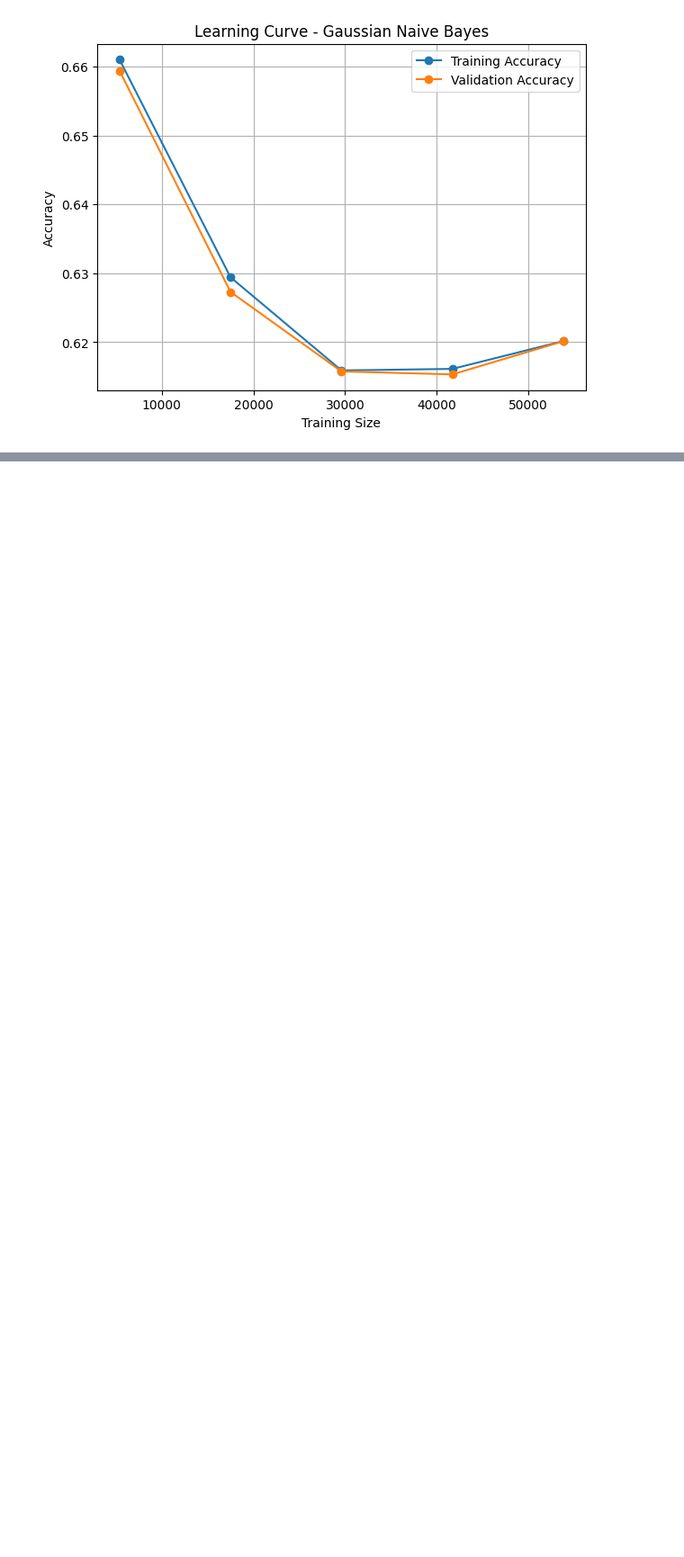
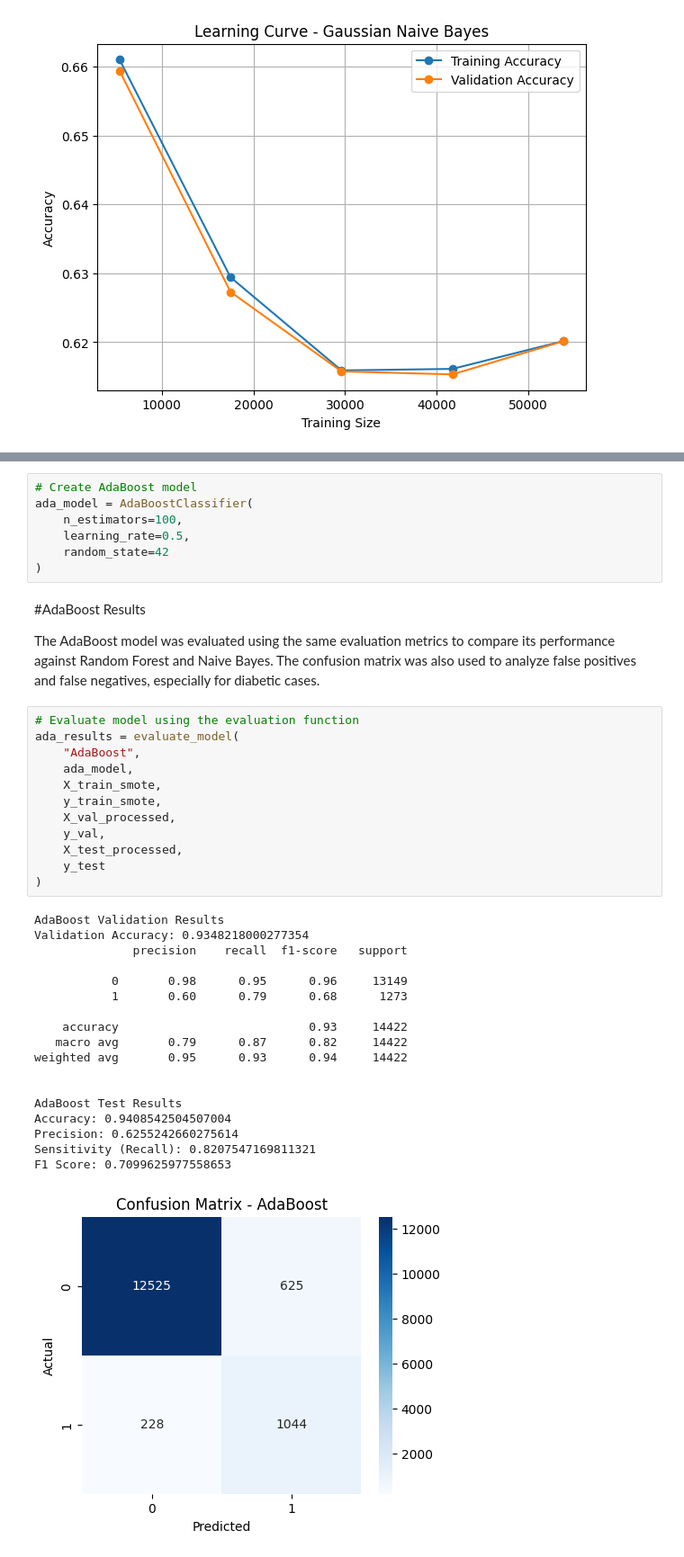
Before and after one commit to mohamedelziat50/Diabetes-Disease-Classification-MIU, a Jupyter notebook: Diabetes_Classification.ipynb, the cells around one changed output, grey strips where cells are left out. Shown at 90% size. Saved outputs shown, nothing was run; the diff lists cells and outputs as text; blank space fills up the shorter version.

```diff
--- a/Diabetes_Classification.ipynb
+++ b/Diabetes_Classification.ipynb
@@ -809,0 +901,42 @@ plt.show()
+# %%
+# Create AdaBoost model
+ada_model = AdaBoostClassifier(
+    n_estimators=100,
+    learning_rate=0.5,
+    random_state=42
+)
+# %% [markdown]
+#AdaBoost Results
+
+The AdaBoost model was evaluated using the same evaluation metrics to compare its performance against Random Forest and Naive Bayes. The confusion matrix was also used to analyze false positives and false negatives, especially for diabetic cases.
+# %%
+# Evaluate model using the evaluation function
+ada_results = evaluate_model(
+    "AdaBoost",
+    ada_model,
+    X_train_smote,
+    y_train_smote,
+    X_val_processed,
+    y_val,
+    X_test_processed,
+    y_test
+)
+# %% [output]
+AdaBoost Validation Results
+Validation Accuracy: 0.9348218000277354
+              precision    recall  f1-score   support
+
+           0       0.98      0.95      0.96     13149
+           1       0.60      0.79      0.68      1273
+
+    accuracy                           0.93     14422
+   macro avg       0.79      0.87      0.82     14422
+weighted avg       0.95      0.93      0.94     14422
+
+
+AdaBoost Test Results
+Accuracy: 0.9408542504507004
+Precision: 0.6255242660275614
+Sensitivity (Recall): 0.8207547169811321
+F1 Score: 0.7099625977558653
+[figure, added]
```
Also changed, not shown: parts of 16 cells of this notebook.
